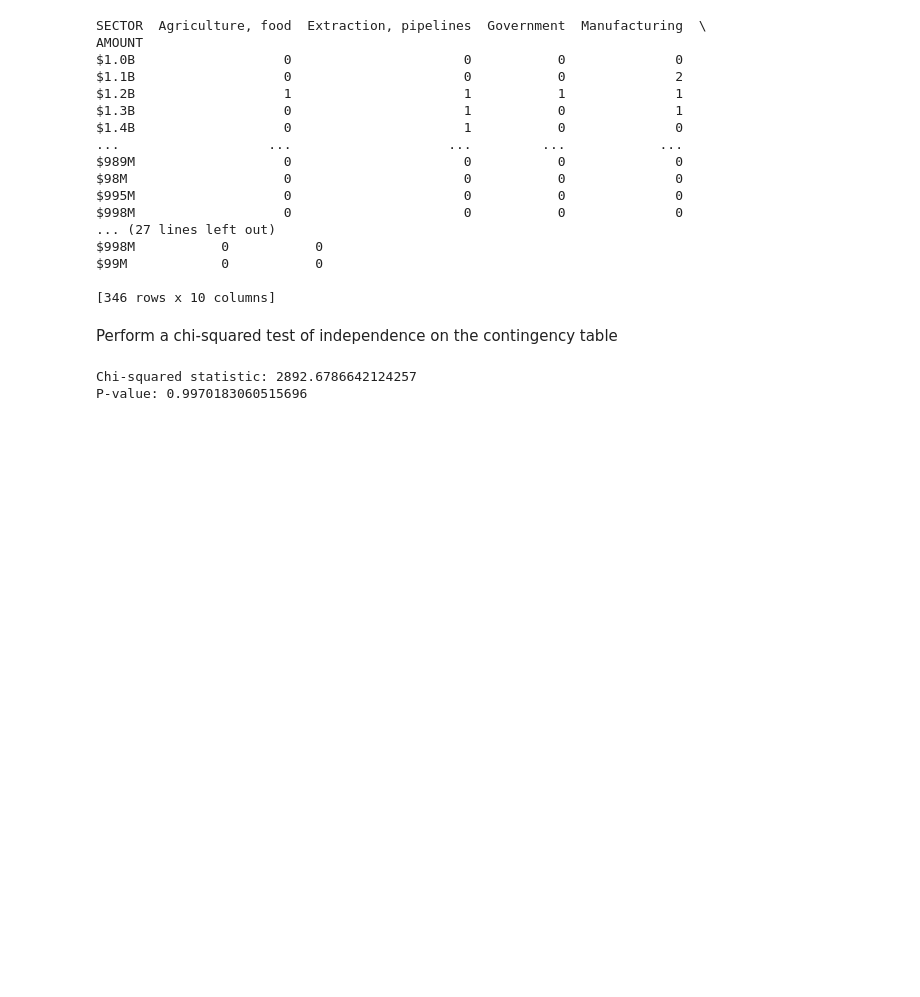
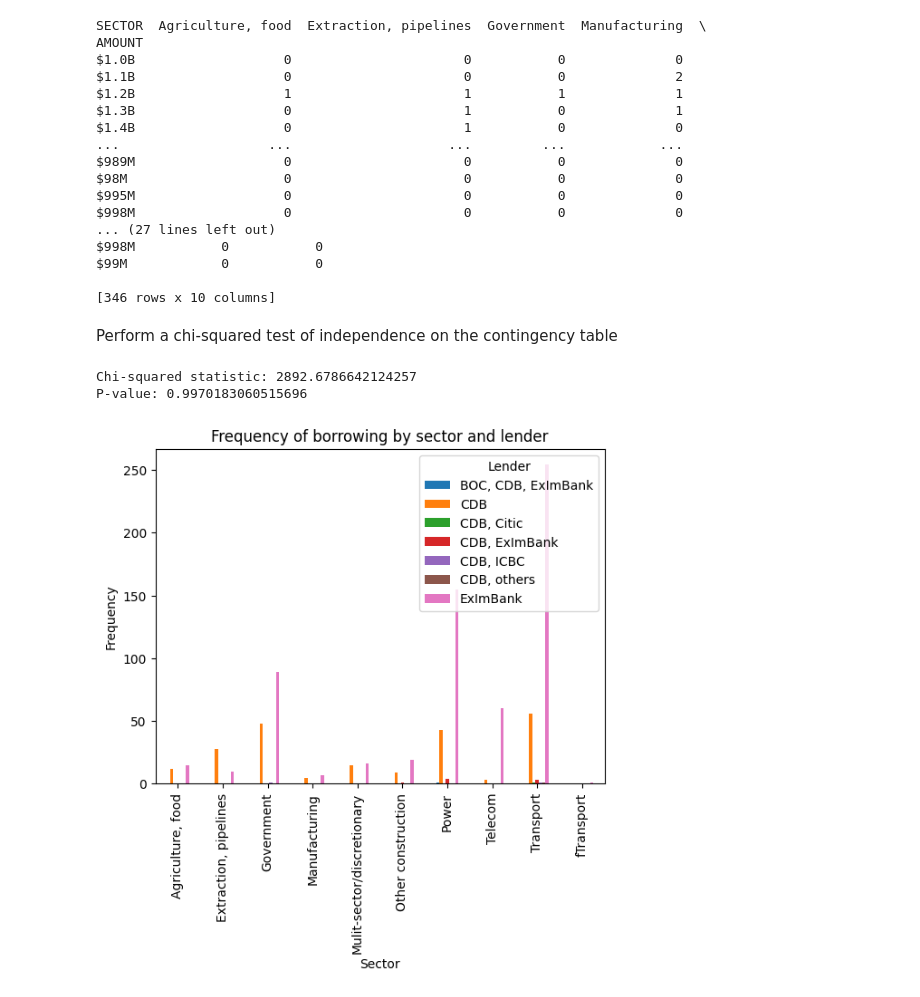
Before and after one commit to djajsk/China-s-Debt-Trap-, a Jupyter notebook: analysis_1.ipynb, the cells around one changed output. Saved outputs shown, nothing was run; the diff lists cells and outputs as text; code cells hidden in the pictures; blank space fills up the shorter version.

Commit message:
contingency table of the sector and lender variables

```diff
--- a/analysis_1.ipynb
+++ b/analysis_1.ipynb
@@ -158,3 +158,16 @@ print('P-value:', p)
 # %% [output]
 Chi-squared statistic: 2892.6786642124257
 P-value: 0.9970183060515696
+# %%
+# Create a contingency table of the 'SECTOR' and 'LENDER' variables
+ct3 = pd.crosstab(df['SECTOR'], df['LENDER'])
+
+# Create a grouped bar chart of the contingency table
+ct3.plot(kind='bar')
+plt.xlabel('Sector')
+plt.ylabel('Frequency')
+plt.title('Frequency of borrowing by sector and lender')
+plt.legend(title='Lender', loc='upper right')
+plt.show()
+# %% [output]
+[figure, added]
```
